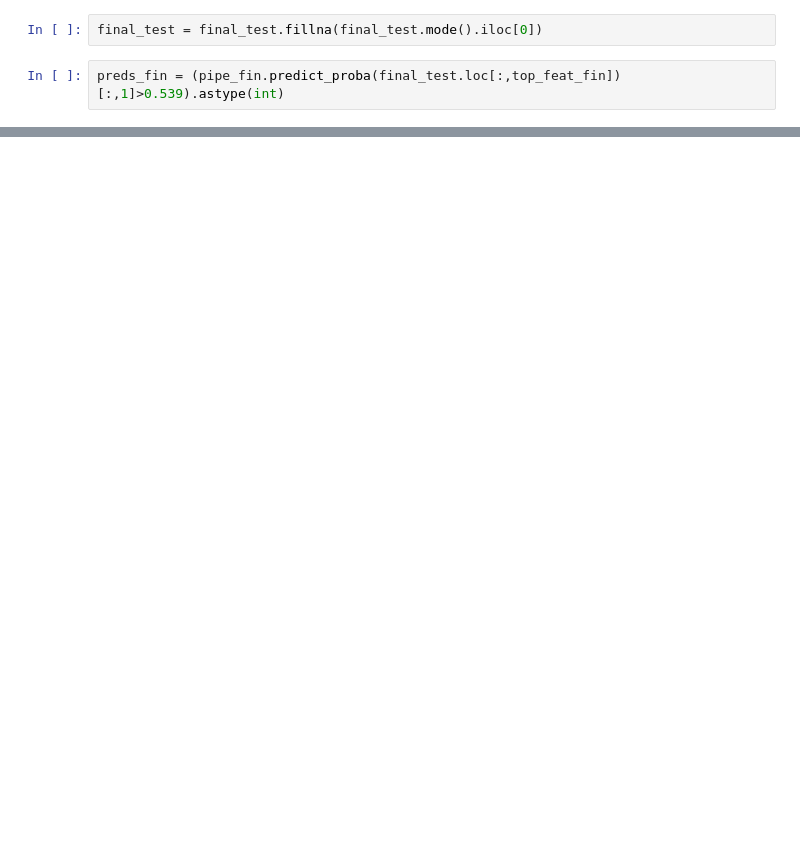
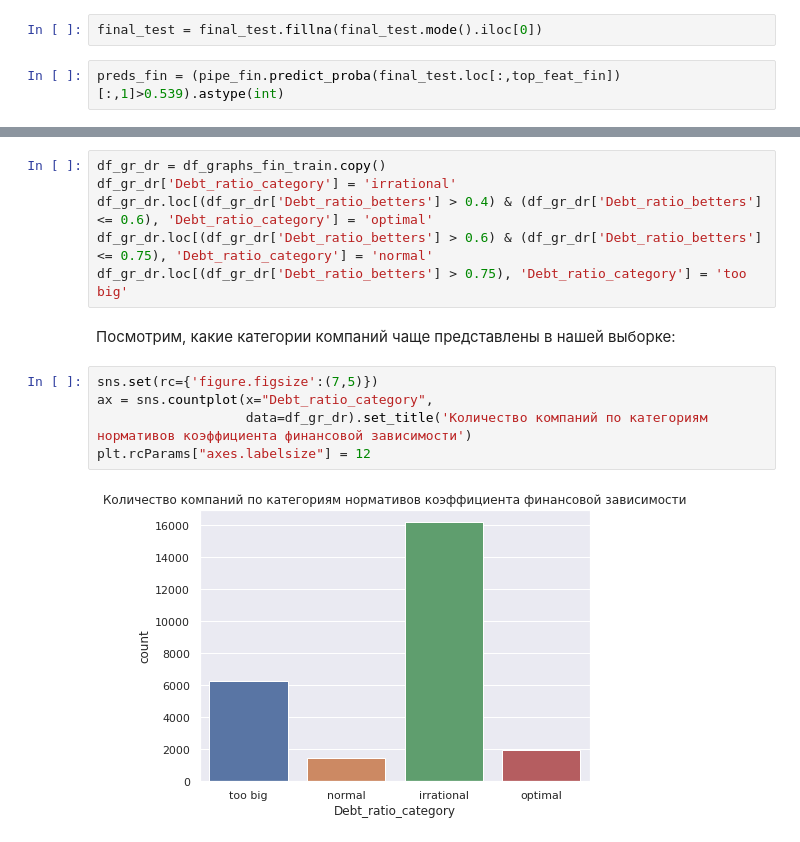
Before and after one commit to Stuksus/Hackaton_SBER, a Jupyter notebook: Final_file_for_hackaton_sber.ipynb, the cells around one changed output, grey strips where cells are left out. Drawn from its saved outputs; the diff is of its cells as text; blank space fills up the shorter version.

```diff
--- a/Final_file_for_hackaton_sber.ipynb
+++ b/Final_file_for_hackaton_sber.ipynb
@@ -1273,0 +1608,15 @@ sum(preds_fin)
+# %%
+df_gr_dr = df_graphs_fin_train.copy()
+df_gr_dr['Debt_ratio_category'] = 'irrational'
+df_gr_dr.loc[(df_gr_dr['Debt_ratio_betters'] > 0.4) & (df_gr_dr['Debt_ratio_betters'] <= 0.6), 'Debt_ratio_category'] = 'optimal'
+df_gr_dr.loc[(df_gr_dr['Debt_ratio_betters'] > 0.6) & (df_gr_dr['Debt_ratio_betters'] <= 0.75), 'Debt_ratio_category'] = 'normal'
+df_gr_dr.loc[(df_gr_dr['Debt_ratio_betters'] > 0.75), 'Debt_ratio_category'] = 'too big'
+# %% [markdown]
+Посмотрим, какие категории компаний чаще представлены в нашей выборке:
+# %%
+sns.set(rc={'figure.figsize':(7,5)})
+ax = sns.countplot(x="Debt_ratio_category",
+                   data=df_gr_dr).set_title('Количество компаний по категориям нормативов коэффициента финансовой зависимости')
+plt.rcParams["axes.labelsize"] = 12
+# %% [output]
+[figure, added]
```
Also changed, not shown: parts of 116 cells of this notebook.
